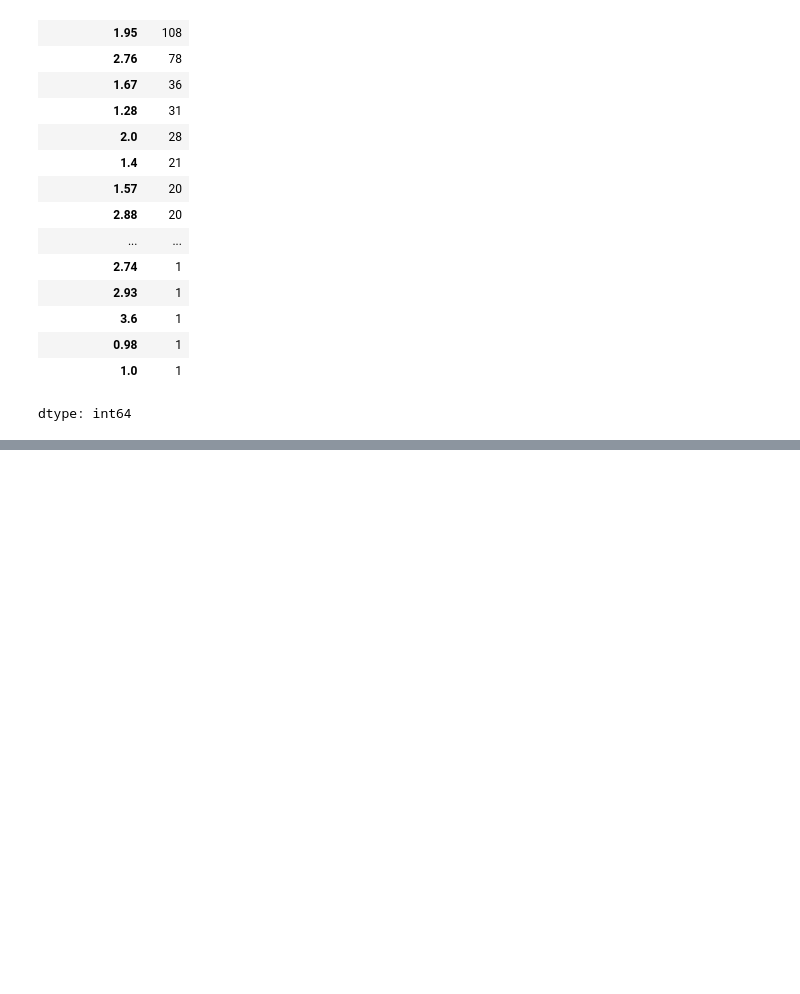
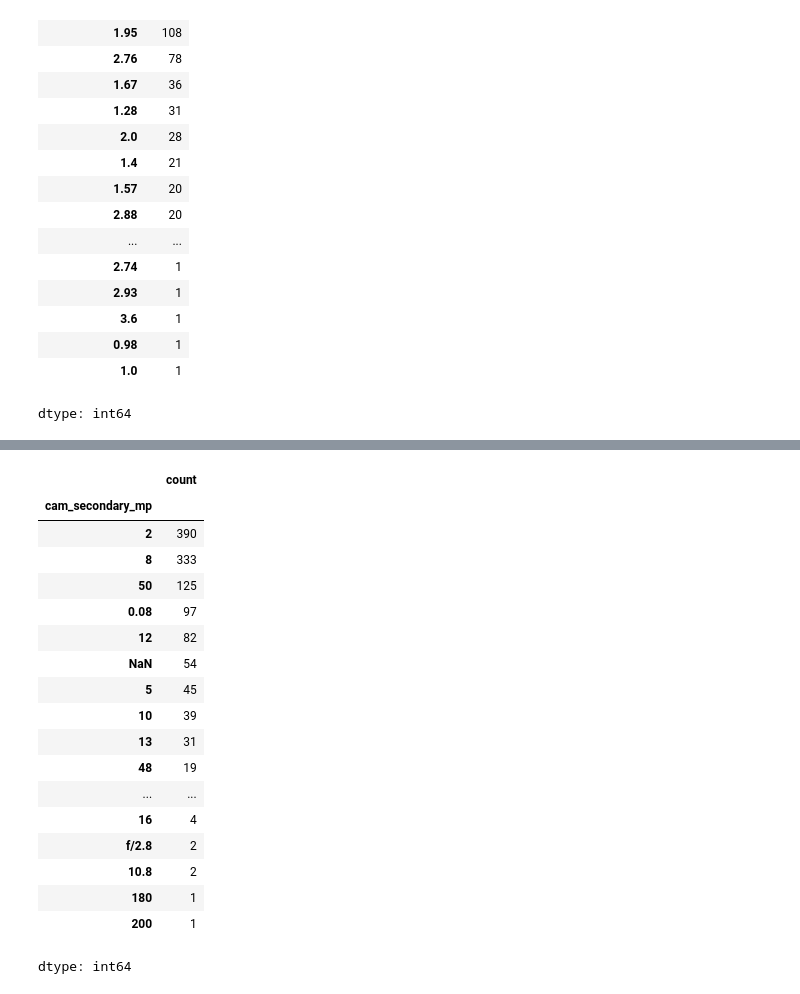
Before and after one commit to rajeshxdatascience/smartphone-recommender-system, a Jupyter notebook: SpecLens_AI_Data_Engineering.ipynb, the cells around one changed output, grey strips where cells are left out. Drawn from its saved outputs; the diff is of its cells as text; code cells hidden in the pictures; blank space fills up the shorter version.

Commit message:
feat: verified cam_secondary_mp distribution

```diff
--- a/SpecLens_AI_Data_Engineering.ipynb
+++ b/SpecLens_AI_Data_Engineering.ipynb
@@ -3307,0 +3341,24 @@ memory usage: 940.3+ KB
+# %%
+df['cam_secondary_mp'] = df['main_cam2'].str.split(',').str.get(0).str.strip().str.split(' ').str.get(0)
+# %%
+df['cam_secondary_mp'].value_counts(dropna=False)
+# %% [output]
+|  | count |
+| cam_secondary_mp |  |
+| 2 | 390 |
+| 8 | 333 |
+| 50 | 125 |
+| 0.08 | 97 |
+| 12 | 82 |
+| NaN | 54 |
+| 5 | 45 |
+| 10 | 39 |
+| 13 | 31 |
+| 48 | 19 |
+| ... | ... |
+| 16 | 4 |
+| f/2.8 | 2 |
+| 10.8 | 2 |
+| 180 | 1 |
+| 200 | 1 |
+dtype: int64
```
Also changed, not shown: parts of 39 cells of this notebook.
